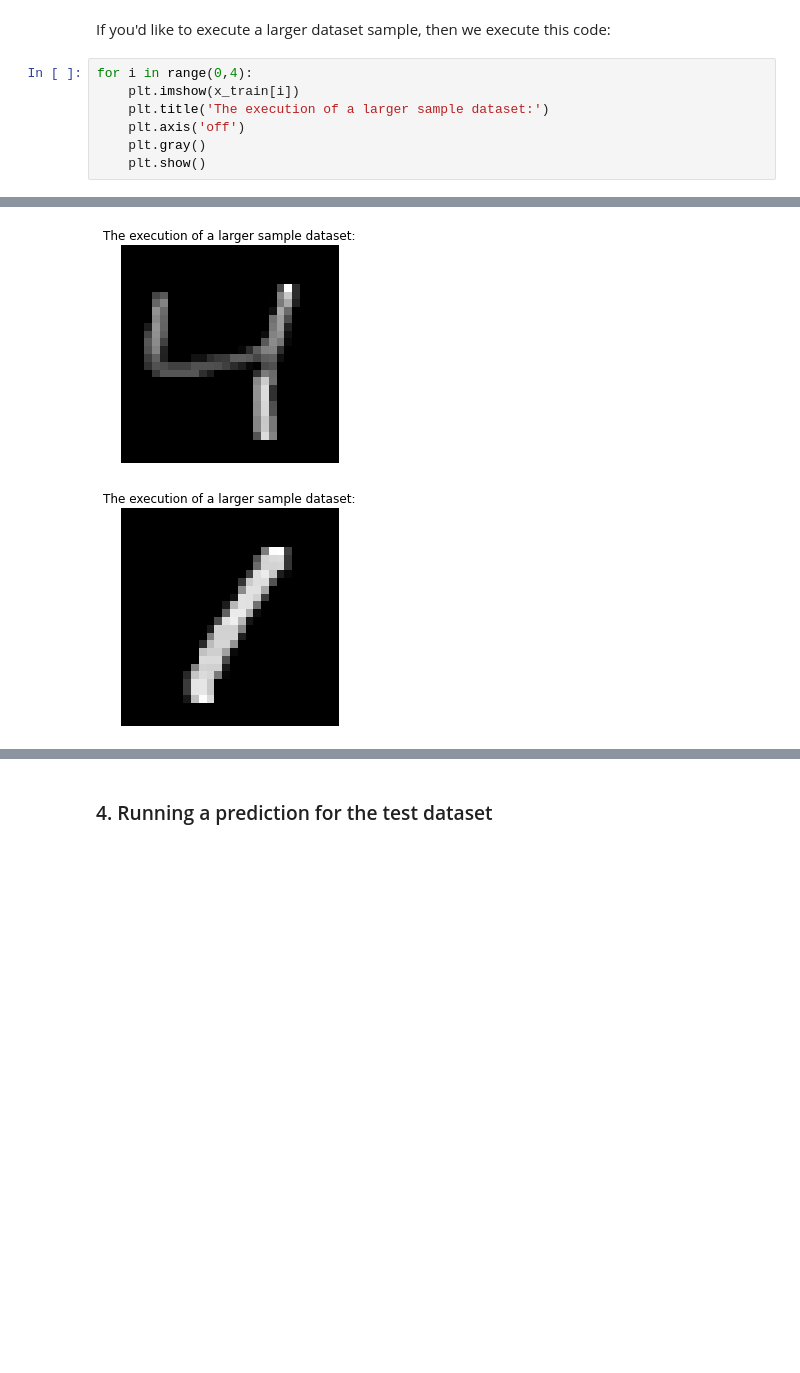
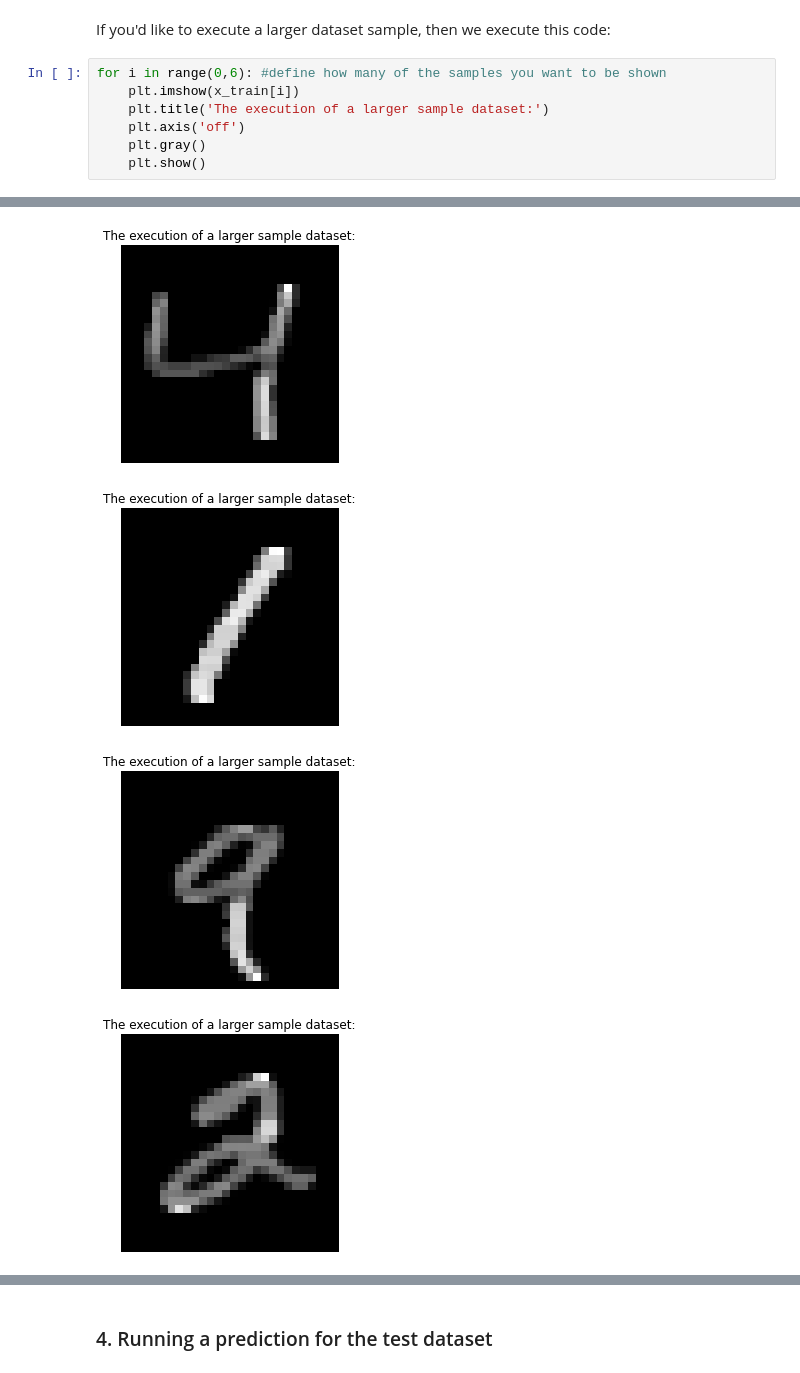
Before and after one commit to S-Osman4/Kaggle, a Jupyter notebook: teach-a-neural-network-to-read-handwriting.ipynb, the cells around one changed output, grey strips where cells are left out. Cells and saved outputs as stored; diff of their text form; blank space fills up the shorter version.

```diff
--- a/teach-a-neural-network-to-read-handwriting.ipynb
+++ b/teach-a-neural-network-to-read-handwriting.ipynb
@@ -93,16 +100,18 @@ Downloading data from https://storage.googleapis.com/tensorflow/tf-keras-dataset
 If you'd like to execute a larger dataset sample, then we execute this
 code:
 # %%
-for i in range(0,4):
+for i in range(0,6): #define how many of the samples you want to be shown
     plt.imshow(x_train[i])
     plt.title('The execution of a larger sample dataset:')
     plt.axis('off')
     plt.gray()
     plt.show()
 # %% [output]
 [figure]
 [figure]
 [figure]
 [figure]
+[figure, added]
+[figure, added]
 # %% [markdown]
 ### 3. Training the Neural Network
```
Also changed, not shown: parts of 18 cells of this notebook.
